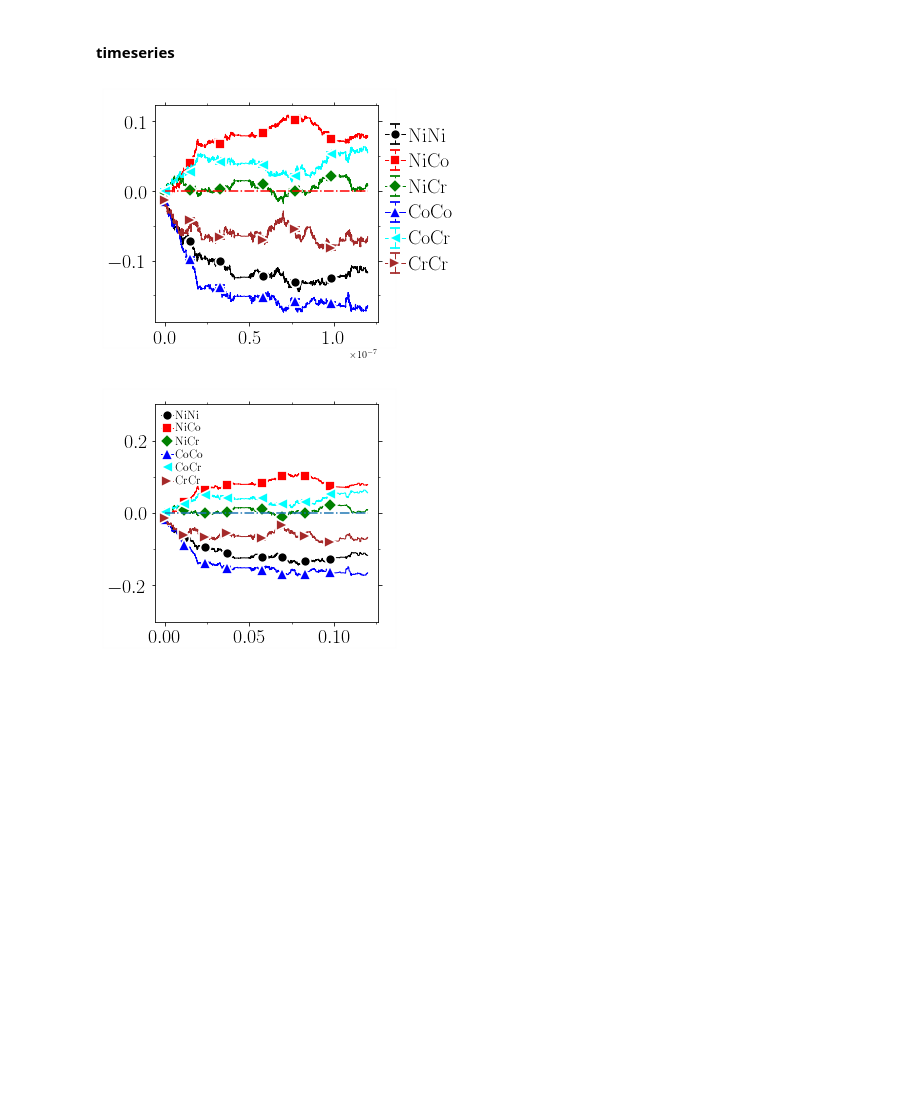
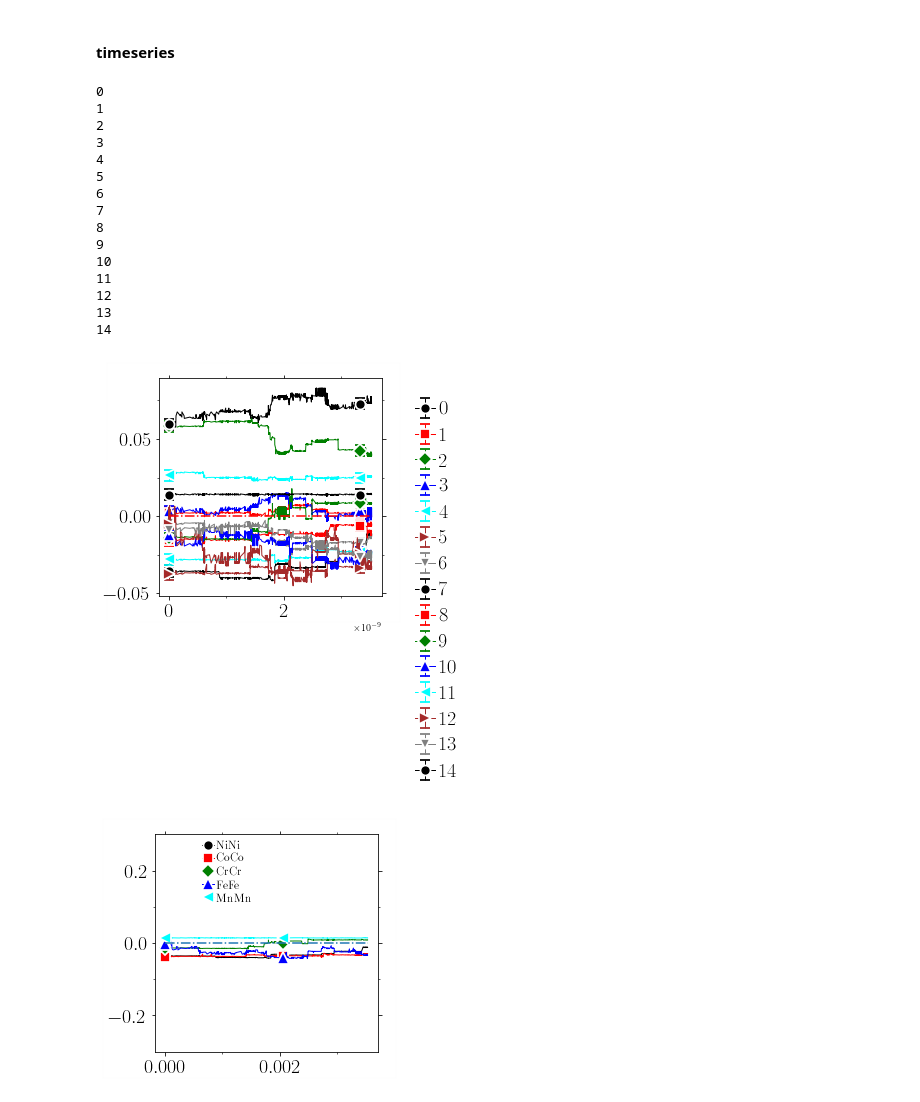
Before and after one commit to kkarimi62/vacancyDiffusion, a Jupyter notebook: postproc/postproc.ipynb, the cells around one changed output. Cells and saved outputs as stored; diff of their text form; code cells hidden in the pictures; blank space fills up the shorter version.

```diff
--- a/postproc/postproc.ipynb
+++ b/postproc/postproc.ipynb
@@ -3623,15 +3626,20 @@ if not eval(confParser['flags']['RemoteMachine']):
 
     path = {0:'sro/CantorNatom16KTemp1000KEnsemble8',
             1:'sro/NiCoCrNatom1KTemp1000K',
-            2:'sro/nicocr/kmc/cantorNatom1KTemp1000K',
+            2:'sro/cantor/kmc/cantorNatom1KTemp1000K',
             3:'.'
            }[2]
-    runs = [4] #range(8)
-    rss = 0.33
+    alloy = 'cantor'
+    runs = [7] #range(8)
+    rss = 0.2 #0.33
     every_nrow = 1 #--- don't change
     inn = 2 #--- 1st nearest neighbor
     nneighbors = 3 #--- len(sroBins)-1
-
+    indices = {'nicocr':'0 1 2 3 4 5'.split(),
+               'cantor':' '.join(list(map(str,range(15)))).split()}[alloy]
+    pairs = {'nicocr':'NiNi NiCo NiCr CoCo CoCr CrCr'.split(),
+              'cantor':' '.join(list(map(str,range(15)))).split()
+            }[alloy]
 
     rwj = utl.ReadWriteJson()
     for irun in runs:
@@ -3642,40 +3650,61 @@ if not eval(confParser['flags']['RemoteMachine']):
         symbols = Symbols()
         legend=Legends()
         legend.Set(bbox_to_anchor=(0.92,0.48,0.5,0.5),labelspacing=.4)
         ax = utl.PltErr(None,None,Plot=False)
-        for pairIndx, label in zip('0 1 2 3 4 5'.split(),'NiNi NiCo NiCr CoCo CoCr CrCr'.split()):
+        for pairIndx, label in zip(indices,pairs):
             sro_data = np.concatenate([list(map(lambda x:
                                  np.concatenate([np.array([x['time']]),np.array(x[pairIndx]).flatten()]),
                                  data))])
-
             timesteps = sro_data[::every_nrow,0]
             r = sro_data[::every_nrow,1:1+nneighbors]
             wc = sro_data[::every_nrow,1+nneighbors:1+2*nneighbors]/rss-1.0
             err = sro_data[::every_nrow,1+2*nneighbors:1+3*nneighbors]
 
 
             #--- output
             np.savetxt('sro/sro_irun%s_indx%s_nn%s.txt'%(irun,pairIndx,inn),np.c_[timesteps,wc[:,inn],err[:,inn]])
 
+            print(pairIndx)
             utl.PltErr(timesteps,-wc[:,inn],yerr=err[:,inn],
                         Plot=False,
                         ax=ax,
-                        attrs=symbols.GetAttrs(count=int(pairIndx),zorder=2,nevery=1280,label=r'$\mathrm{%s}$'%label),
+                        attrs=symbols.GetAttrs(count=int(pairIndx)%7,zorder=2,nevery=1280,label=r'$\mathrm{%s}$'%label),
                       )
 
 
         utl.PltErr([0,timesteps[-1]],[0,0],
                     ax=ax,
                     attrs={'fmt':'-.r'},
                     legend=legend.Get(),
 #                     title='png/wc_time_nicocr_nn%s.png'%inn,
                     DrawFrame=DRAW_FRAME,
                    )
 # %% [output]
+0
+1
+2
+3
+4
+5
+6
+7
+8
+9
+10
+11
+12
+13
+14
-[figure, old version]
+[figure, new version]
 # %%
 if not eval(confParser['flags']['RemoteMachine']):
     pref = 1e6
+    indices = {'nicocr':'0 1 2 3 4 5'.split(),
+               'cantor':'0 5 9 12 14'.split()}[alloy]
+    pairs = {'nicocr':'NiNi NiCo NiCr CoCo CoCr CrCr'.split(),
+              'cantor':'NiNi CoCo CrCr FeFe MnMn '.split()
+            }[alloy]
+
 
     ax = utl.PltErr(None,None,Plot=False)
     legend=Legends()
@@ -3683,8 +3712,8 @@ if not eval(confParser['flags']['RemoteMachine']):
                  labelspacing=.2,
                     fontsize=12,
               )
-
-    for sro_indx, label in zip('0 1 2 3 4 5'.split(),'NiNi NiCo NiCr CoCo CoCr CrCr'.split()):
+    count = 0
+    for sro_indx, label in zip(indices,pairs):
         temp_vac = Temperature(
                 [int(sro_indx)],[runs],
         #         verbose = True,
@@ -3704,8 +3733,9 @@ if not eval(confParser['flags']['RemoteMachine']):
         utl.PltErr(pref*timesteps,-wc,#yerr=yerr,
                     Plot=False,
                     ax=ax,
-                    attrs=symbols.GetAttrs(count=int(sro_indx),zorder=2,nevery=400,label=r'$\mathrm{%s}$'%label),
+                    attrs=symbols.GetAttrs(count=count%7,zorder=2,nevery=400,label=r'$\mathrm{%s}$'%label),
                   )
+        count += 1
 
     utl.PltErr([0,pref*timesteps[-1]],[0,0],
 #                        xlim=[0.0,0.1],
@@ -3713,8 +3743,8 @@ if not eval(confParser['flags']['RemoteMachine']):
                 ax=ax,
                 attrs={'fmt':'-.r','color':'C0'},
                   legend=legend.Get(),
-                title='png/wc_time_nicocr_inn%s.png'%inn,
+                title='png/wc_time_cantor_inn%s.png'%inn,
                 DrawFrame=DRAW_FRAME,
                )
 # %% [output]
-[figure, old version]
+[figure, new version]
```
Also changed, not shown: parts of 2 cells of this notebook, 2 other files.
